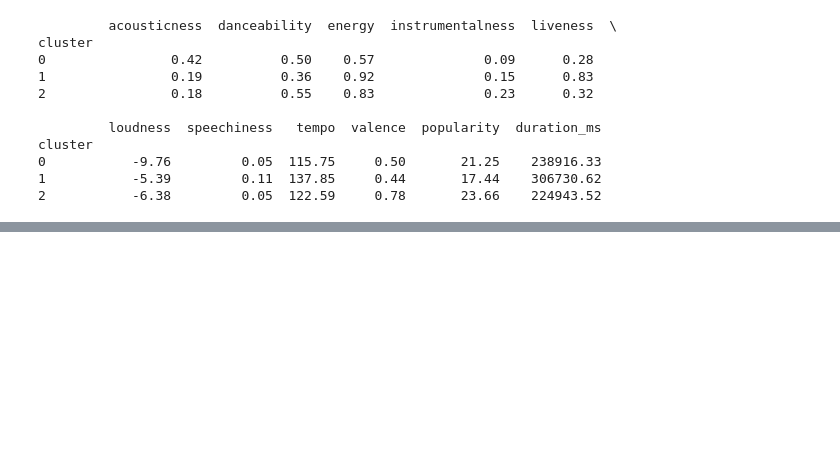
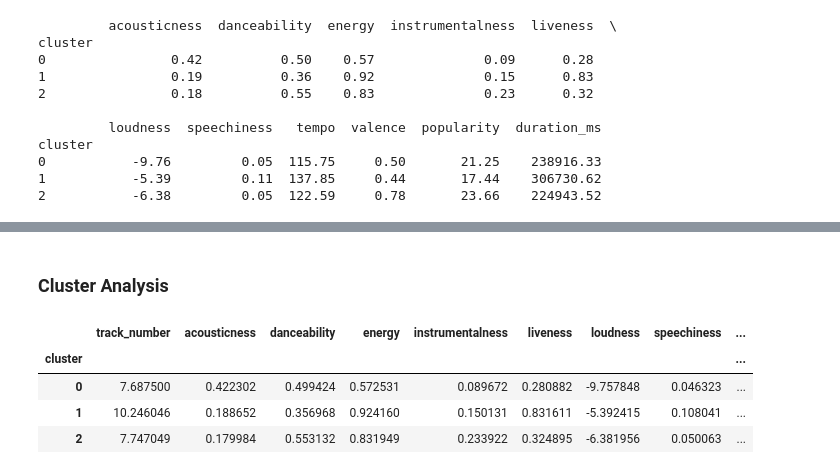
Before and after one commit to NitinJayavarapu12/Creating-cohorts-of-songs, a Jupyter notebook: Cohort_code.ipynb, the cells around one changed output, grey strips where cells are left out. Cells and saved outputs as stored; diff of their text form; code cells hidden in the pictures; blank space fills up the shorter version.

```diff
--- a/Cohort_code.ipynb
+++ b/Cohort_code.ipynb
@@ -232,0 +242,10 @@ cluster
+# %% [markdown]
+### Cluster Analysis
+# %%
+df.groupby('cluster').mean(numeric_only=True)
+# %% [output]
+|  | track_number | acousticness | danceability | energy | instrumentalness | liveness | loudness | speechiness | ... |
+| cluster |  |  |  |  |  |  |  |  | ... |
+| 0 | 7.687500 | 0.422302 | 0.499424 | 0.572531 | 0.089672 | 0.280882 | -9.757848 | 0.046323 | ... |
+| 1 | 10.246046 | 0.188652 | 0.356968 | 0.924160 | 0.150131 | 0.831611 | -5.392415 | 0.108041 | ... |
+| 2 | 7.747049 | 0.179984 | 0.553132 | 0.831949 | 0.233922 | 0.324895 | -6.381956 | 0.050063 | ... |
```
Also changed, not shown: parts of 2 cells of this notebook.
